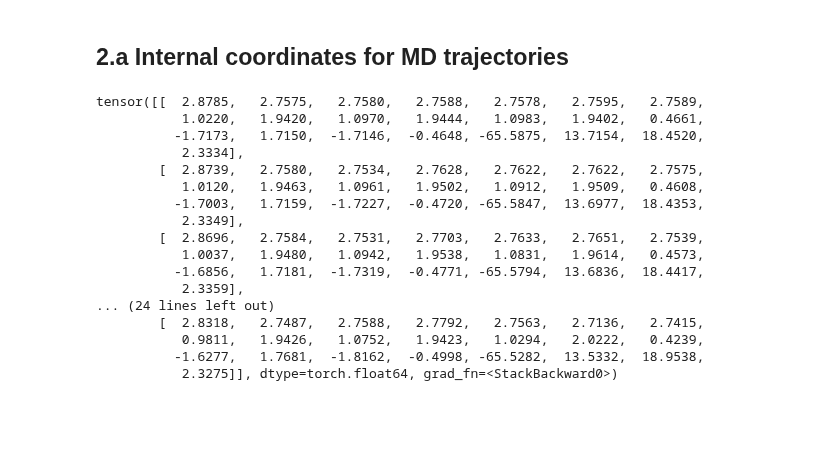
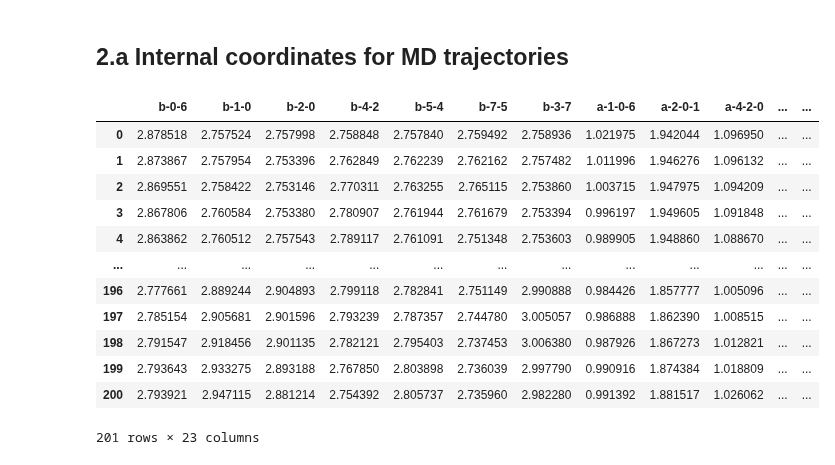
Before and after one commit to anacmolina/ML-DFT, a Jupyter notebook: notebooks/42b - ag8 internal coordinates analysis.ipynb, the cells around one changed output. Cells and saved outputs as stored; diff of their text form; code cells hidden in the pictures; blank space fills up the shorter version.

```diff
--- a/notebooks/42b - ag8 internal coordinates analysis.ipynb
+++ b/notebooks/42b - ag8 internal coordinates analysis.ipynb
@@ -112,26 +112,3 @@ print(f"Sum of reconstruction error: {sum_reconstruction_error:.2e} Å")
 Sum of reconstruction error: -5.06e-08 Å
 # %% [markdown]
 ## 2.a Internal coordinates for MD trajectories
-# %%
-zmats = coord_maps.get_internal_from_trajectory(ag8_trajs['0'][:10], temperature=300)
-zmats
-
-# TODO: ADD PLOTS OF VARIABLES
-# %% [output]
-tensor([[  2.8785,   2.7575,   2.7580,   2.7588,   2.7578,   2.7595,   2.7589,
-           1.0220,   1.9420,   1.0970,   1.9444,   1.0983,   1.9402,   0.4661,
-          -1.7173,   1.7150,  -1.7146,  -0.4648, -65.5875,  13.7154,  18.4520,
-           2.3334],
-        [  2.8739,   2.7580,   2.7534,   2.7628,   2.7622,   2.7622,   2.7575,
-           1.0120,   1.9463,   1.0961,   1.9502,   1.0912,   1.9509,   0.4608,
-          -1.7003,   1.7159,  -1.7227,  -0.4720, -65.5847,  13.6977,  18.4353,
-           2.3349],
-        [  2.8696,   2.7584,   2.7531,   2.7703,   2.7633,   2.7651,   2.7539,
-           1.0037,   1.9480,   1.0942,   1.9538,   1.0831,   1.9614,   0.4573,
-          -1.6856,   1.7181,  -1.7319,  -0.4771, -65.5794,  13.6836,  18.4417,
-           2.3359],
-... (24 lines left out)
-        [  2.8318,   2.7487,   2.7588,   2.7792,   2.7563,   2.7136,   2.7415,
-           0.9811,   1.9426,   1.0752,   1.9423,   1.0294,   2.0222,   0.4239,
-          -1.6277,   1.7681,  -1.8162,  -0.4998, -65.5282,  13.5332,  18.9538,
-           2.3275]], dtype=torch.float64, grad_fn=<StackBackward0>)
@@ -137,0 +117,17 @@ tensor([[  2.8785,   2.7575,   2.7580,   2.7588,   2.7578,   2.7595,   2.7589,
+# %%
+x_interns = pd.read_csv(database_dir + "/database_ag8_0_20240910204355_zmat.csv")
+x_interns
+# %% [output]
+|  | b-0-6 | b-1-0 | b-2-0 | b-4-2 | b-5-4 | b-7-5 | b-3-7 | a-1-0-6 | a-2-0-1 | a-4-2-0 | ... | ... |
+| 0 | 2.878518 | 2.757524 | 2.757998 | 2.758848 | 2.757840 | 2.759492 | 2.758936 | 1.021975 | 1.942044 | 1.096950 | ... | ... |
+| 1 | 2.873867 | 2.757954 | 2.753396 | 2.762849 | 2.762239 | 2.762162 | 2.757482 | 1.011996 | 1.946276 | 1.096132 | ... | ... |
+| 2 | 2.869551 | 2.758422 | 2.753146 | 2.770311 | 2.763255 | 2.765115 | 2.753860 | 1.003715 | 1.947975 | 1.094209 | ... | ... |
+| 3 | 2.867806 | 2.760584 | 2.753380 | 2.780907 | 2.761944 | 2.761679 | 2.753394 | 0.996197 | 1.949605 | 1.091848 | ... | ... |
+| 4 | 2.863862 | 2.760512 | 2.757543 | 2.789117 | 2.761091 | 2.751348 | 2.753603 | 0.989905 | 1.948860 | 1.088670 | ... | ... |
+| ... | ... | ... | ... | ... | ... | ... | ... | ... | ... | ... | ... | ... |
+| 196 | 2.777661 | 2.889244 | 2.904893 | 2.799118 | 2.782841 | 2.751149 | 2.990888 | 0.984426 | 1.857777 | 1.005096 | ... | ... |
+| 197 | 2.785154 | 2.905681 | 2.901596 | 2.793239 | 2.787357 | 2.744780 | 3.005057 | 0.986888 | 1.862390 | 1.008515 | ... | ... |
+| 198 | 2.791547 | 2.918456 | 2.901135 | 2.782121 | 2.795403 | 2.737453 | 3.006380 | 0.987926 | 1.867273 | 1.012821 | ... | ... |
+| 199 | 2.793643 | 2.933275 | 2.893188 | 2.767850 | 2.803898 | 2.736039 | 2.997790 | 0.990916 | 1.874384 | 1.018809 | ... | ... |
+| 200 | 2.793921 | 2.947115 | 2.881214 | 2.754392 | 2.805737 | 2.735960 | 2.982280 | 0.991392 | 1.881517 | 1.026062 | ... | ... |
+201 rows × 23 columns
```
Also changed, not shown: parts of 3 cells of this notebook, 8 other files.
